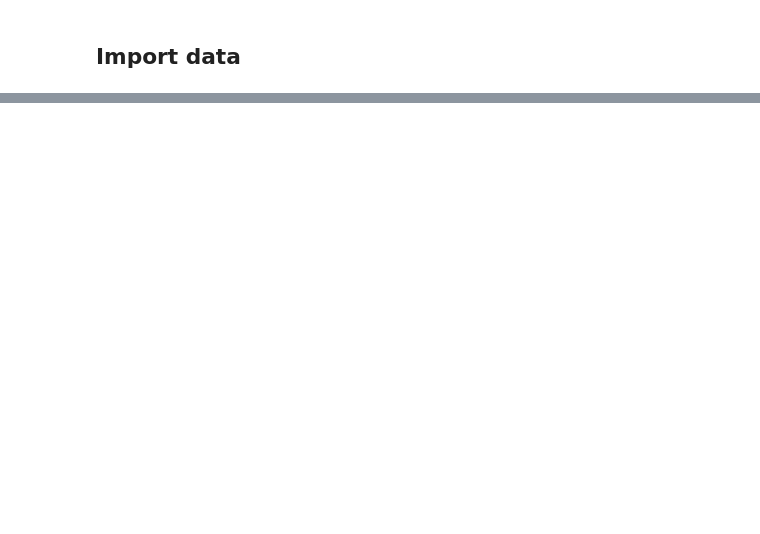
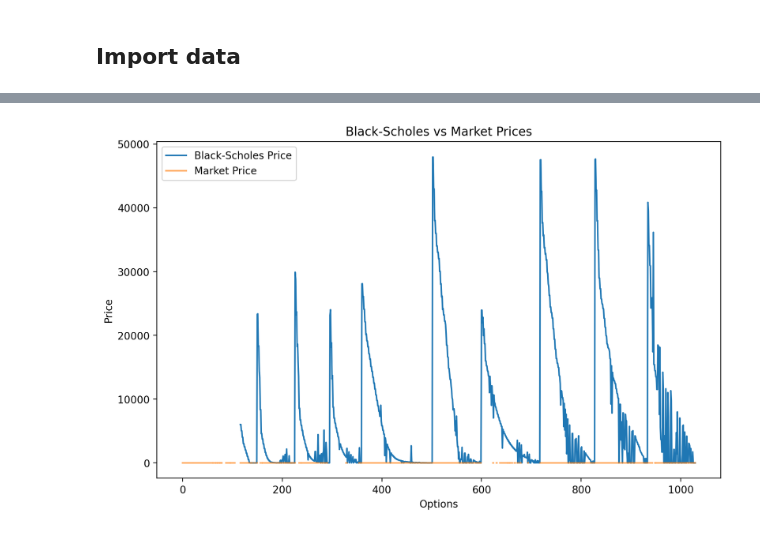
Before and after one commit to EthanFalcao/Defi_Options_Implied_Volatility, a Jupyter notebook: 3. Model_Adaption_BSM.ipynb, the cells around one changed output, grey strips where cells are left out. Drawn from its saved outputs; the diff is of its cells as text; code cells hidden in the pictures; blank space fills up the shorter version.

Commit message:
black scholes vs MP

```diff
--- a/3. Model_Adaption_BSM.ipynb
+++ b/3. Model_Adaption_BSM.ipynb
@@ -37,0 +109,36 @@ memory usage: 281.4+ KB
+# %%
+# Example: Using a simple moving average for volatility
+df['SMA Volatility'] = df['Implied Volatility'].rolling(window=30).mean()  # 30-day simple moving average
+# %%
+from scipy.stats import norm
+
+def black_scholes_call(S, K, T, r, sigma):
+    """ Calculate the Black-Scholes option price for a call option """
+    d1 = (np.log(S / K) + (r + 0.5 * sigma**2) * T) / (sigma * np.sqrt(T))
+    d2 = d1 - sigma * np.sqrt(T)
+    return S * norm.cdf(d1) - K * np.exp(-r * T) * norm.cdf(d2)
+
+# Risk-free rate - As crypto does not have a clear risk-free rate, you may use a proxy like U.S. Treasury rates or a stablecoin yield
+risk_free_rate = 0.02  # 2%
+# %%
+# Apply the model to each option in the dataframe
+df['BS Price'] = df.apply(lambda x: black_scholes_call(x['underlying_price'], x['Strike Price'], x['Time to Expiration'], risk_free_rate, x['Implied Volatility']), axis=1)
+# %%
+# Apply the model to each option in the dataframe
+df['BS Price_1'] = df.apply(lambda x: black_scholes_call(x['underlying_price'], x['Strike Price'], x['Time to Expiration'], risk_free_rate, x['SMA Volatility']), axis=1)
+# %%
+# Assume 'last_price' is the market price of the option
+df['Market Price'] = df['last_price']  # or whatever the actual market price field is
+
+import matplotlib.pyplot as plt
+
+plt.figure(figsize=(10, 6))
+plt.plot(df['BS Price'], label='Black-Scholes Price')
+plt.plot(df['Market Price'], label='Market Price', alpha=0.7)
+plt.title('Black-Scholes vs Market Prices')
+plt.xlabel('Options')
+plt.ylabel('Price')
+plt.legend()
+plt.show()
+# %% [output]
+[figure, added]
```
Also changed, not shown: parts of 9 cells of this notebook, 1 other file.
